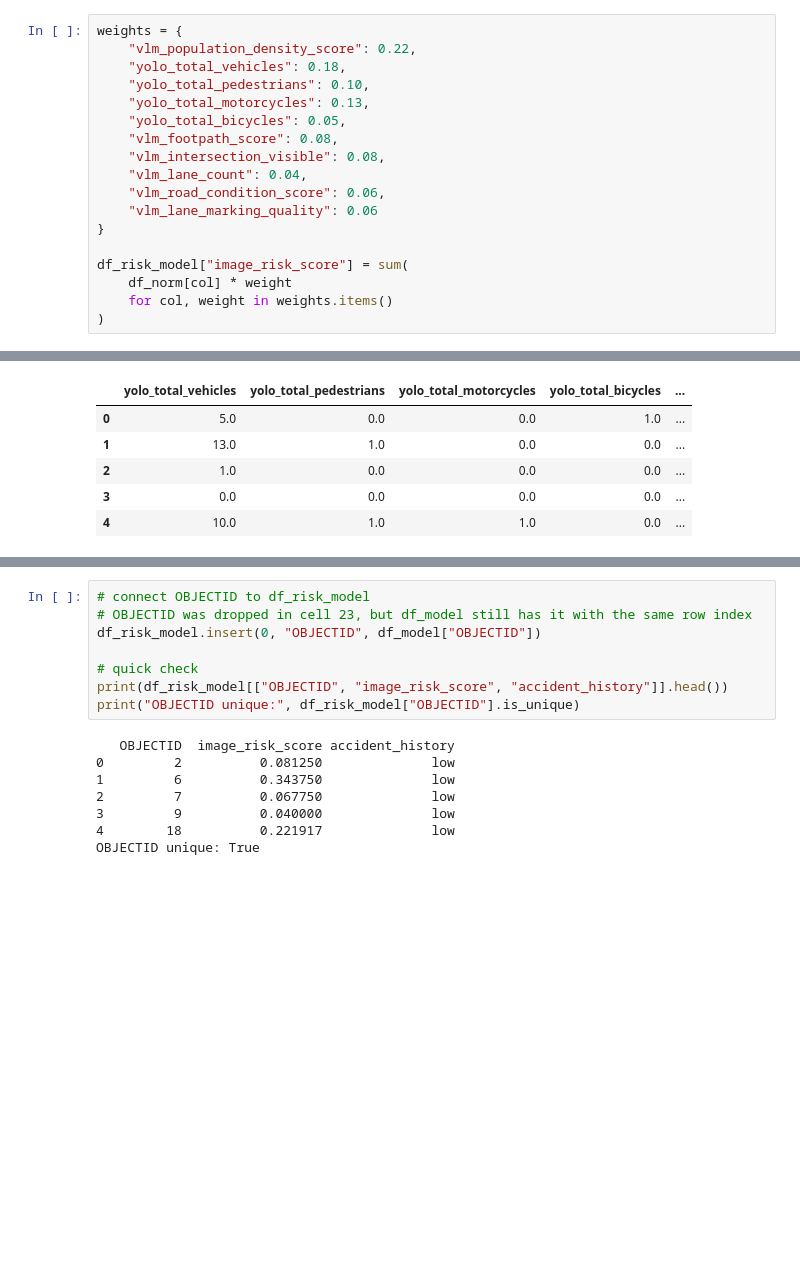
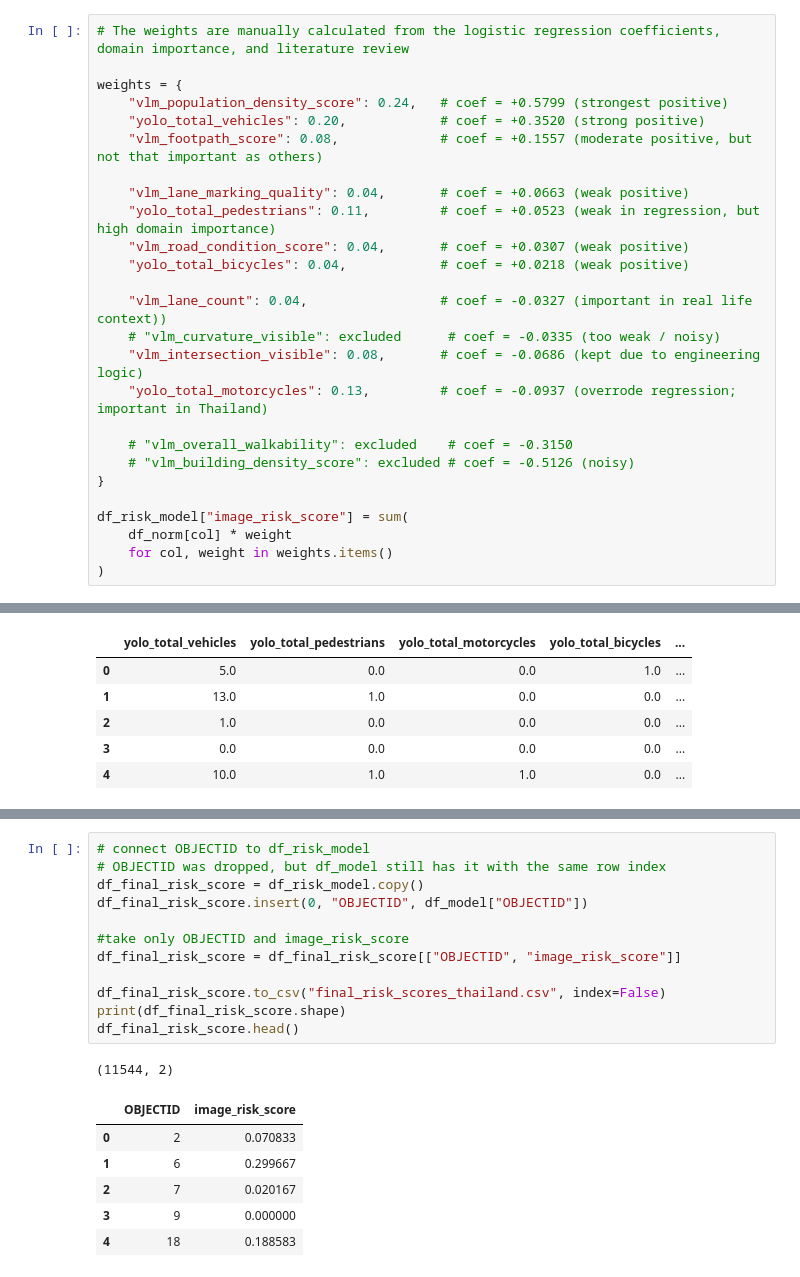
Before and after one commit to tasnimahmed11/RoadPulse, a Jupyter notebook: Risk_Score/risk_score_cal_thailand.ipynb, the cells around one changed output, grey strips where cells are left out. Cells and saved outputs as stored; diff of their text form; blank space fills up the shorter version.

```diff
--- a/Risk_Score/risk_score_cal_thailand.ipynb
+++ b/Risk_Score/risk_score_cal_thailand.ipynb
@@ -573,17 +573,25 @@ df_norm["vlm_lane_count"] = 1 - df_norm["vlm_lane_count"]
 df_norm["vlm_road_condition_score"] = 1 - df_norm["vlm_road_condition_score"]
 df_norm["vlm_lane_marking_quality"] = 1 - df_norm["vlm_lane_marking_quality"]
 # %%
+# The weights are manually calculated from the logistic regression coefficients, domain importance, and literature review
+
 weights = {
-    "vlm_population_density_score": 0.22,
-    "yolo_total_vehicles": 0.18,
-    "yolo_total_pedestrians": 0.10,
-    "yolo_total_motorcycles": 0.13,
-    "yolo_total_bicycles": 0.05,
-    "vlm_footpath_score": 0.08,
-    "vlm_intersection_visible": 0.08,
-    "vlm_lane_count": 0.04,
-    "vlm_road_condition_score": 0.06,
-    "vlm_lane_marking_quality": 0.06
+    "vlm_population_density_score": 0.24,   # coef = +0.5799 (strongest positive)
+    "yolo_total_vehicles": 0.20,            # coef = +0.3520 (strong positive)
+    "vlm_footpath_score": 0.08,             # coef = +0.1557 (moderate positive, but not that important as others)
+
+    "vlm_lane_marking_quality": 0.04,       # coef = +0.0663 (weak positive)
+    "yolo_total_pedestrians": 0.11,         # coef = +0.0523 (weak in regression, but high domain importance)
+    "vlm_road_condition_score": 0.04,       # coef = +0.0307 (weak positive)
+    "yolo_total_bicycles": 0.04,            # coef = +0.0218 (weak positive)
+
+    "vlm_lane_count": 0.04,                 # coef = -0.0327 (important in real life context))
+    # "vlm_curvature_visible": excluded      # coef = -0.0335 (too weak / noisy)
+    "vlm_intersection_visible": 0.08,       # coef = -0.0686 (kept due to engineering logic)
+    "yolo_total_motorcycles": 0.13,         # coef = -0.0937 (overrode regression; important in Thailand)
+
+    # "vlm_overall_walkability": excluded    # coef = -0.3150
+    # "vlm_building_density_score": excluded # coef = -0.5126 (noisy)
 }
 
 df_risk_model["image_risk_score"] = sum(
@@ -613,17 +622,21 @@ max          0.772000
 Name: image_risk_score, dtype: float64
 # %%
 # connect OBJECTID to df_risk_model
-# OBJECTID was dropped in cell 23, but df_model still has it with the same row index
-df_risk_model.insert(0, "OBJECTID", df_model["OBJECTID"])
+# OBJECTID was dropped, but df_model still has it with the same row index
+df_final_risk_score = df_risk_model.copy()
+df_final_risk_score.insert(0, "OBJECTID", df_model["OBJECTID"])
 
-# quick check
-print(df_risk_model[["OBJECTID", "image_risk_score", "accident_history"]].head())
-print("OBJECTID unique:", df_risk_model["OBJECTID"].is_unique)
+#take only OBJECTID and image_risk_score
+df_final_risk_score = df_final_risk_score[["OBJECTID", "image_risk_score"]]
+
+df_final_risk_score.to_csv("final_risk_scores_thailand.csv", index=False)
+print(df_final_risk_score.shape)
+df_final_risk_score.head()
 # %% [output]
-   OBJECTID  image_risk_score accident_history
-0         2          0.081250              low
-1         6          0.343750              low
-2         7          0.067750              low
-3         9          0.040000              low
-4        18          0.221917              low
-OBJECTID unique: True
+(11544, 2)
+|  | OBJECTID | image_risk_score |
+| 0 | 2 | 0.070833 |
+| 1 | 6 | 0.299667 |
+| 2 | 7 | 0.020167 |
+| 3 | 9 | 0.000000 |
+| 4 | 18 | 0.188583 |
```
Also changed, not shown: parts of 1 cell of this notebook, 6 other files.
